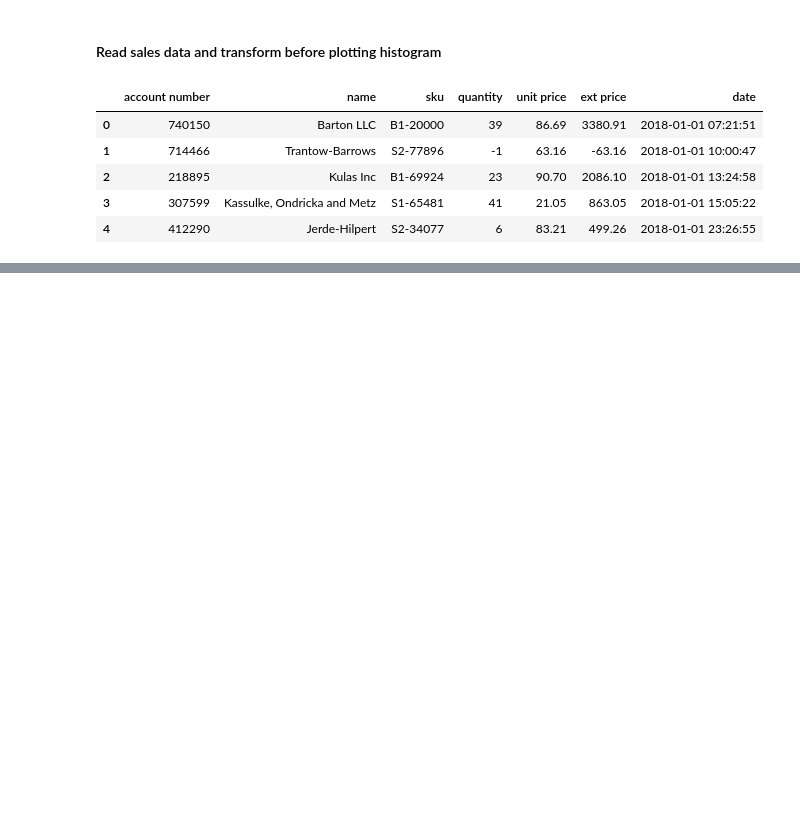
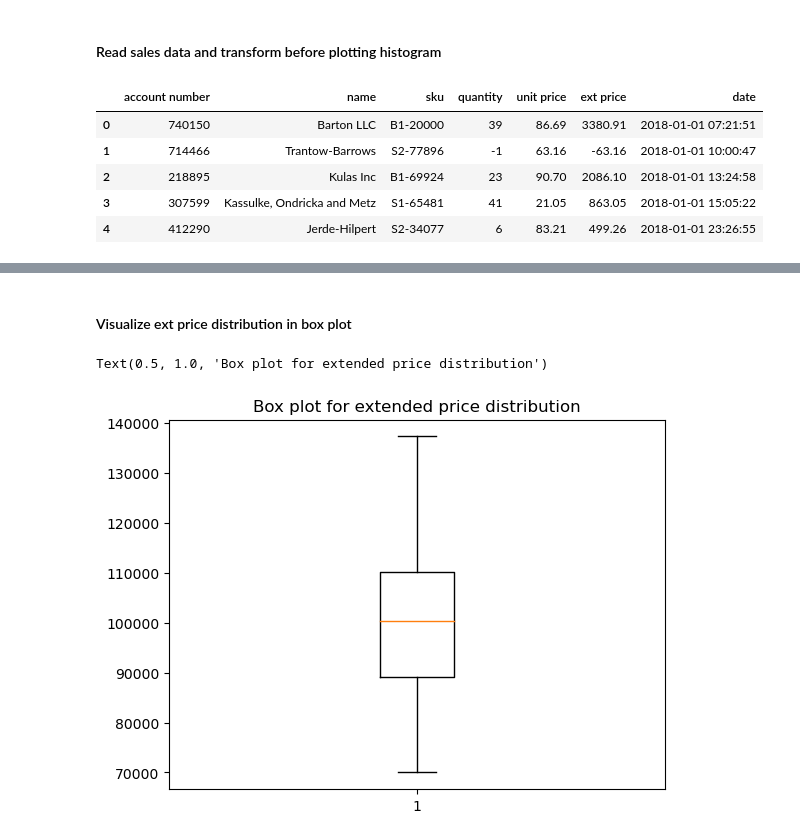
Before and after one commit to MeetPatel89/sales_analysis, a Jupyter notebook: notebook.ipynb, the cells around one changed output, grey strips where cells are left out. Drawn from its saved outputs; the diff is of its cells as text; code cells hidden in the pictures; blank space fills up the shorter version.

```diff
--- a/notebook.ipynb
+++ b/notebook.ipynb
@@ -76,0 +110,5 @@ get_bins(sales_agg, "ext price", 10)
+# %%
+sales_agg["quartile"] = pd.qcut(sales_agg["ext price"], q=4, precision=3)
+sales_agg["decile"] = pd.qcut(sales_agg["ext price"], q=10, precision=3)
+sales_agg["quartile_grp"] = pd.qcut(sales_agg["ext price"], q=4, precision=3, labels=range(1, 5))
+sales_agg["decile_grp"] = pd.qcut(sales_agg["ext price"], q=10, precision=3, labels=range(1, 11))
@@ -76,0 +135,13 @@ get_bins(sales_agg, "ext price", 10)
+# %% [markdown]
+#### Visualize ext price distribution in box plot
+# %%
+fig, ax = plt.subplots()
+
+ax.boxplot(
+    x=sales_agg["ext price"]
+)
+
+ax.set_title("Box plot for extended price distribution")
+# %% [output]
+Text(0.5, 1.0, 'Box plot for extended price distribution')
+[figure, added]
```
Also changed, not shown: parts of 11 cells of this notebook.
